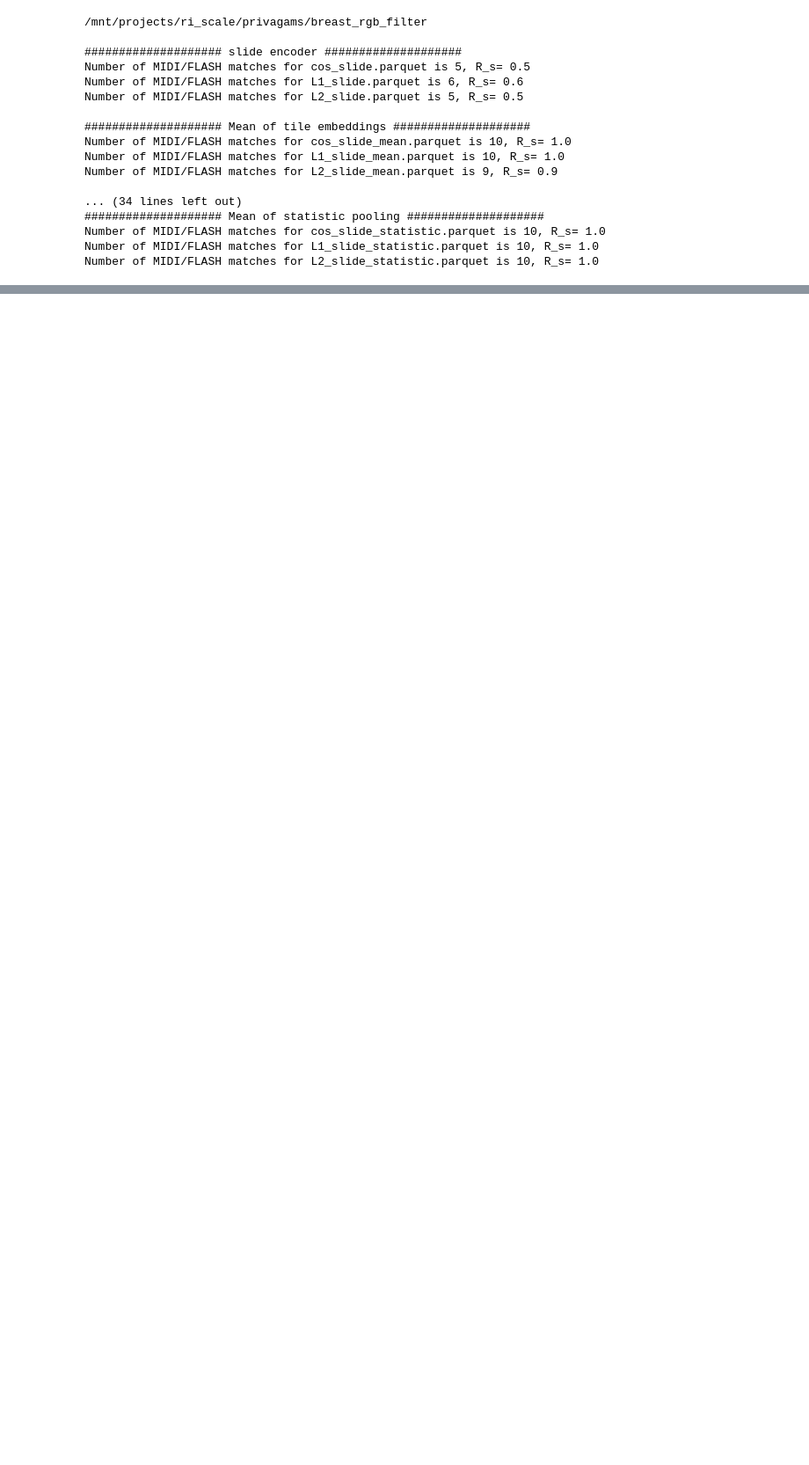
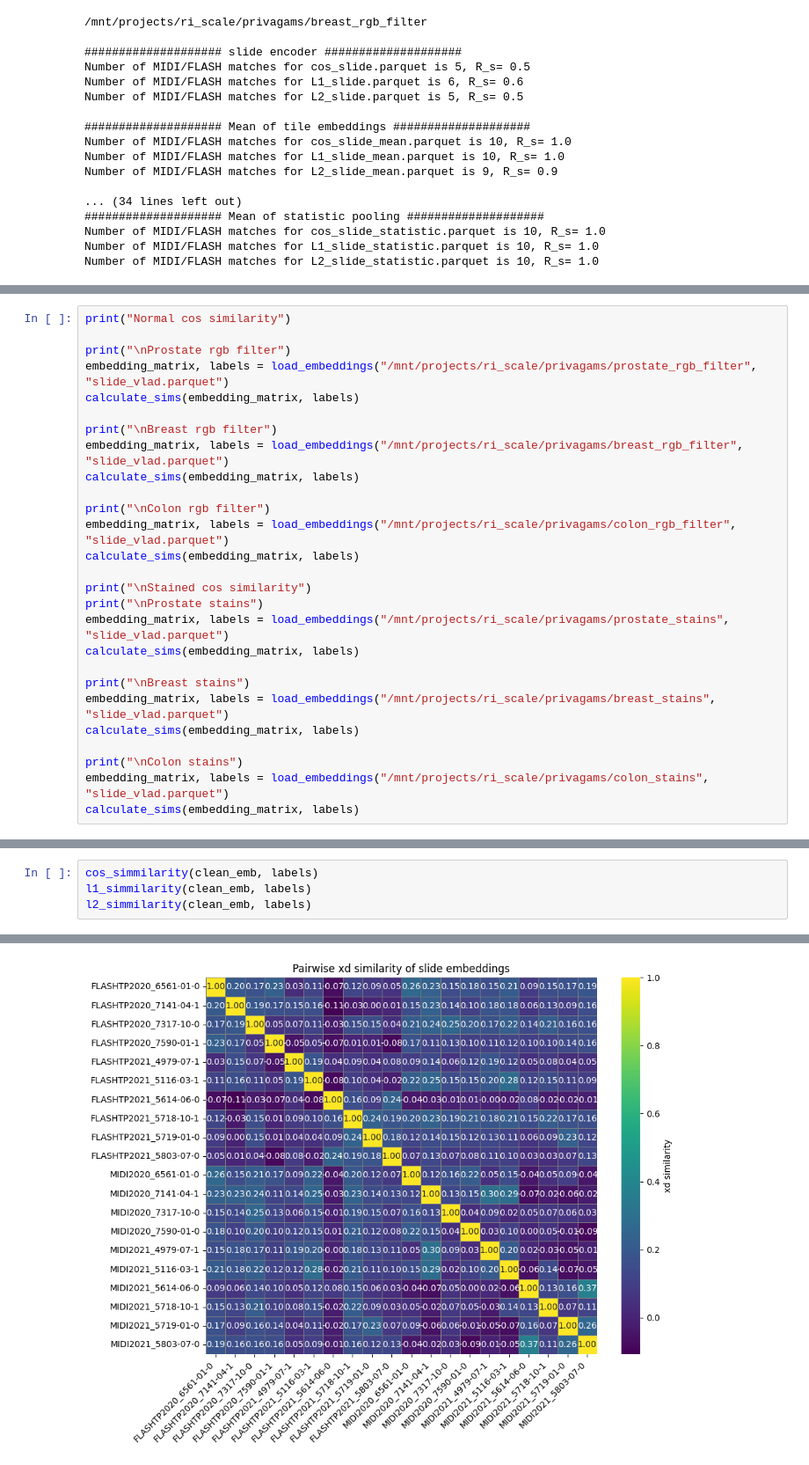
Before and after one commit to RationAI/similarity, a Jupyter notebook: examples/tools.ipynb, the cells around one changed output, grey strips where cells are left out. Shown at 88% size. Cells and saved outputs as stored; diff of their text form; blank space fills up the shorter version.

```diff
--- a/examples/tools.ipynb
+++ b/examples/tools.ipynb
@@ -343,0 +681,27 @@ Number of MIDI/FLASH matches for L2_slide_statistic.parquet is 10, R_s= 1.0
+# %%
+print("Normal cos similarity")
+
+print("\nProstate rgb filter")
+embedding_matrix, labels = load_embeddings("/mnt/projects/ri_scale/privagams/prostate_rgb_filter", "slide_vlad.parquet")
+calculate_sims(embedding_matrix, labels)
+
+print("\nBreast rgb filter")
+embedding_matrix, labels = load_embeddings("/mnt/projects/ri_scale/privagams/breast_rgb_filter", "slide_vlad.parquet")
+calculate_sims(embedding_matrix, labels)
+
+print("\nColon rgb filter")
+embedding_matrix, labels = load_embeddings("/mnt/projects/ri_scale/privagams/colon_rgb_filter", "slide_vlad.parquet")
+calculate_sims(embedding_matrix, labels)
+
+print("\nStained cos similarity")
+print("\nProstate stains")
+embedding_matrix, labels = load_embeddings("/mnt/projects/ri_scale/privagams/prostate_stains", "slide_vlad.parquet")
+calculate_sims(embedding_matrix, labels)
+
+print("\nBreast stains")
+embedding_matrix, labels = load_embeddings("/mnt/projects/ri_scale/privagams/breast_stains", "slide_vlad.parquet")
+calculate_sims(embedding_matrix, labels)
+
+print("\nColon stains")
+embedding_matrix, labels = load_embeddings("/mnt/projects/ri_scale/privagams/colon_stains", "slide_vlad.parquet")
+calculate_sims(embedding_matrix, labels)
@@ -343,0 +814,5 @@ Number of MIDI/FLASH matches for L2_slide_statistic.parquet is 10, R_s= 1.0
+# %%
+cos_simmilarity(clean_emb, labels)
+l1_simmilarity(clean_emb, labels)
+l2_simmilarity(clean_emb, labels)
+# %% [output]
@@ -343,0 +823 @@ Number of MIDI/FLASH matches for L2_slide_statistic.parquet is 10, R_s= 1.0
+[figure, added]
```
Also changed, not shown: parts of 13 cells of this notebook.
